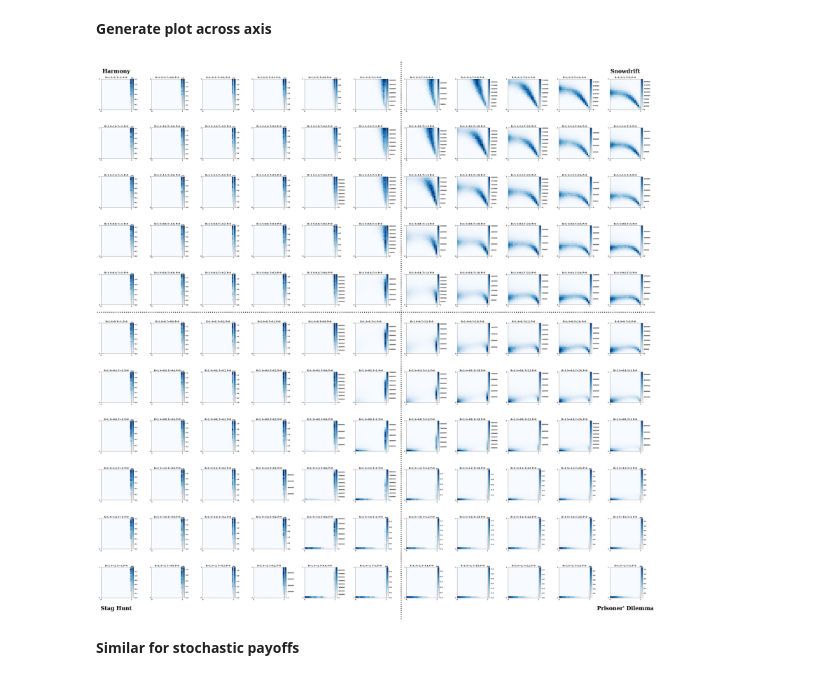
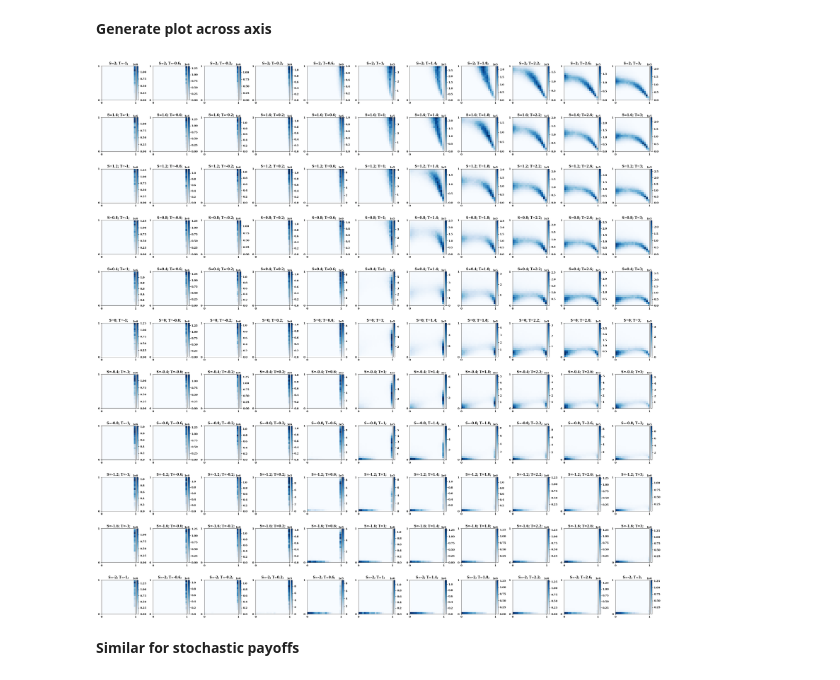
Before and after one commit to Nikoleta-v3/evolution-of-cooperation-with-limited-updating-payoff-memory, a Jupyter notebook: nbs/Parameters Sweep Analysis.ipynb, the cells around one changed output. Saved outputs shown, nothing was run; the diff lists cells and outputs as text; code cells hidden in the pictures.

```diff
--- a/nbs/Parameters Sweep Analysis.ipynb
+++ b/nbs/Parameters Sweep Analysis.ipynb
@@ -51,48 +51,50 @@ for i, file in enumerate(sorted_cvs_files_expected):
 
     over_ps.append(ps), over_qs.append(qs)
 # %%
-fig, axes = plt.subplots(nrows=11, ncols=11, figsize=(50, 50));
+fig, axes = plt.subplots(nrows=11, ncols=11, figsize=(30, 30));
 
 for i, file in enumerate(sorted_cvs_files_expected):
 
     text_file = open((file[:24] + file[30:]).replace("csv", "txt"), "r")
     data = text_file.readlines()
 
     ps, qs = over_ps[i], over_qs[i]
 
-    title = data[0].replace(",", "")[:-44]
+    title = data[0].replace(",", "")[5:-48]
 
     index = (int(i / 11), i % 11)
 
     heatmap, xedges, yedges = np.histogram2d(ps, qs, bins=19)
 
     extent = [xedges[0], xedges[-1], yedges[0], yedges[-1]]
 
     im = axes[index].imshow(heatmap.T, extent=extent, origin="lower", cmap=cmaps[0])
 
     divider = make_axes_locatable(axes[index])
     cax = divider.append_axes('right', size='5%', pad=0.05)
-    fig.colorbar(im, cax=cax, orientation='vertical')
+    cbar = fig.colorbar(im, cax=cax, orientation='vertical')
     axes[index].set_title(title, weight="bold")
 
     axes[index].set_xticks(np.linspace(0, 1, 2))
     axes[index].set_yticks(np.linspace(0, 1, 2))
 
+    cbar.formatter.set_powerlimits((0, 0))
 
-h_line = plt.Line2D([0.545, 0.545],[0, 1], transform=fig.transFigure, color="black", linewidth=5, linestyle=":")
-fig.add_artist(h_line)
-v_line = plt.Line2D([0, 1],[.55, .55], transform=fig.transFigure, color="black", linewidth=5, linestyle=":")
-fig.add_artist(v_line)
 
-axes[0, 0].text(0.5, 1.2, "Harmony", size=35, transform=axes[0, 0].transAxes, ha="center")
-axes[0, -1].text(0.5, 1.2, "Snowdrift", size=35, transform=axes[0, -1].transAxes, ha="center")
-axes[-1, -1].text(0.5, -.4, "Prisoner' Dilemma", size=35, transform=axes[-1, -1].transAxes, ha="center")
-axes[-1, 0].text(0.5, -.4, "Stag Hunt", size=35, transform=axes[-1, 0].transAxes, ha="center")
+# h_line = plt.Line2D([0.545, 0.545],[0, 1], transform=fig.transFigure, color="black", linewidth=5, linestyle=":")
+# fig.add_artist(h_line)
+# v_line = plt.Line2D([0, 1],[.55, .55], transform=fig.transFigure, color="black", linewidth=5, linestyle=":")
+# fig.add_artist(v_line)
+
+# axes[0, 0].text(0.5, 1.2, "Harmony", size=35, transform=axes[0, 0].transAxes, ha="center")
+# axes[0, -1].text(0.5, 1.2, "Snowdrift", size=35, transform=axes[0, -1].transAxes, ha="center")
+# axes[-1, -1].text(0.5, -.4, "Prisoner' Dilemma", size=35, transform=axes[-1, -1].transAxes, ha="center")
+# axes[-1, 0].text(0.5, -.4, "Stag Hunt", size=35, transform=axes[-1, 0].transAxes, ha="center")
 
 plt.tight_layout()
 fig.savefig("../static/expected_two_by_two_games.pdf", bbox_inches='tight')
 # %% [output]
-[figure, old version]
+[figure, new version]
 # %% [markdown]
 **Similar for stochastic payoffs**
 # %%
```
Also changed, not shown: 10 other files.
